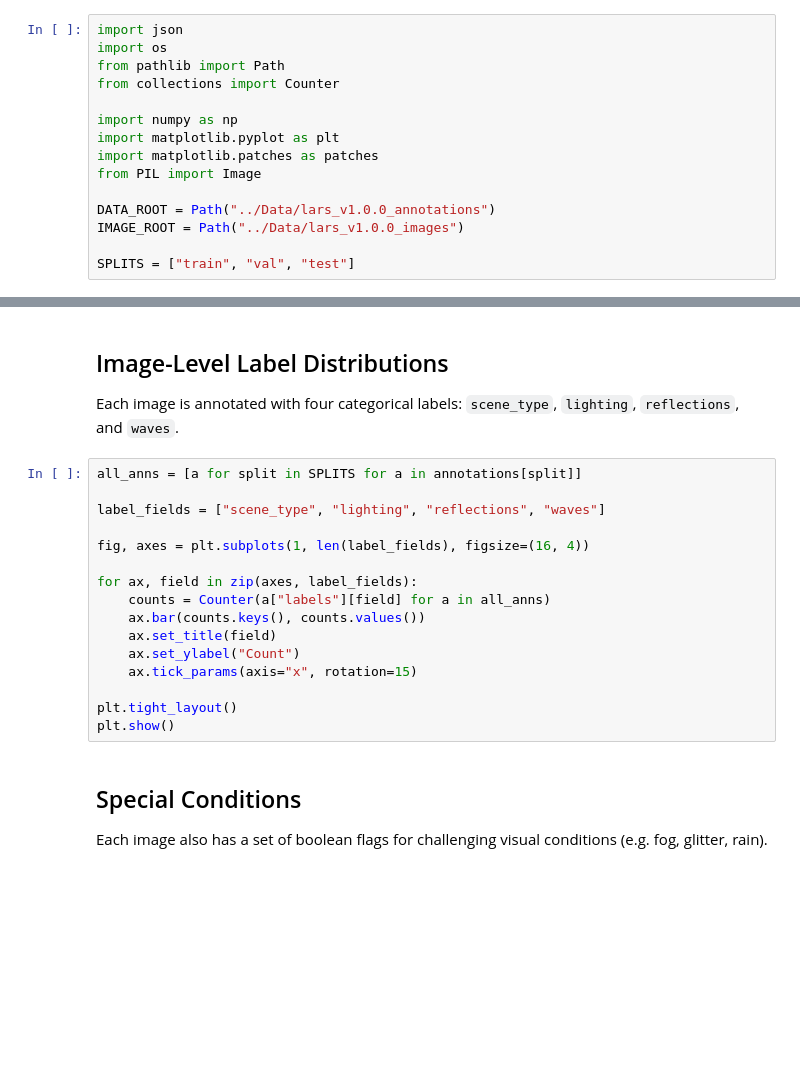
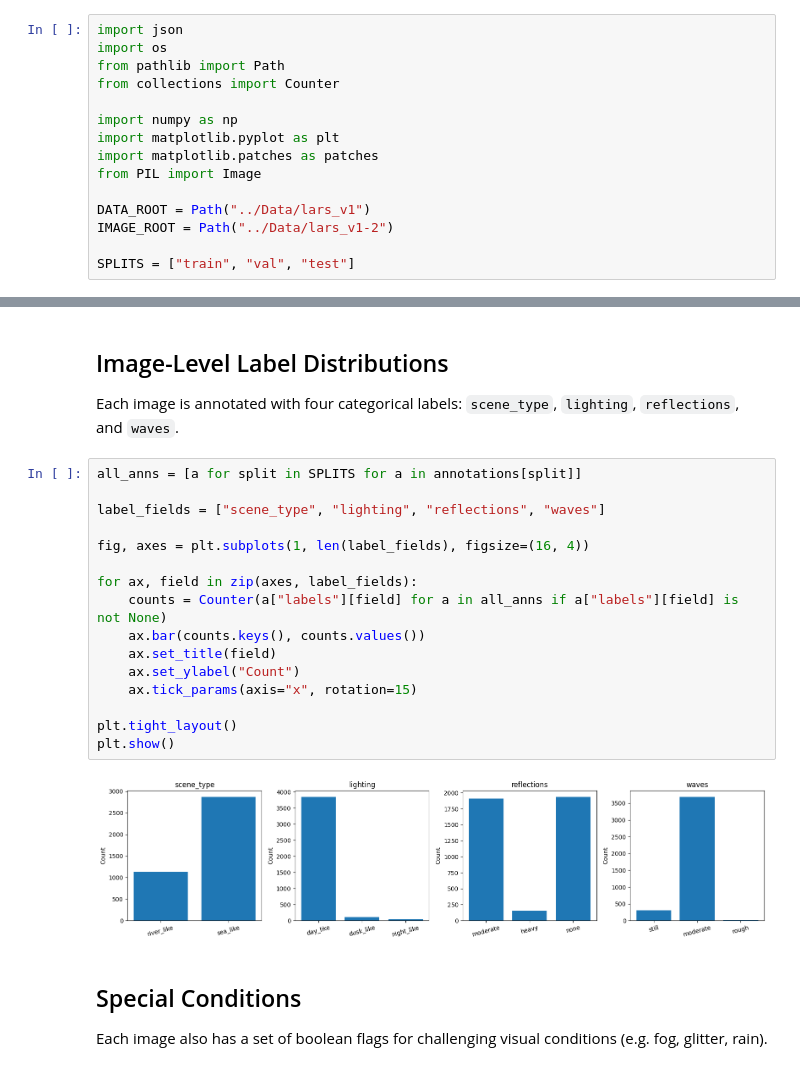
Before and after one commit to Timson1235/AP2026-Maritime-Navigation, a Jupyter notebook: 1_DatasetCharacteristics/exploratory_data_analysis.ipynb, the cells around one changed output, grey strips where cells are left out. Cells and saved outputs as stored; diff of their text form; blank space fills up the shorter version.

```diff
--- a/1_DatasetCharacteristics/exploratory_data_analysis.ipynb
+++ b/1_DatasetCharacteristics/exploratory_data_analysis.ipynb
@@ -25,8 +25,8 @@ import matplotlib.pyplot as plt
 import matplotlib.patches as patches
 from PIL import Image
 
-DATA_ROOT = Path("../Data/lars_v1.0.0_annotations")
-IMAGE_ROOT = Path("../Data/lars_v1.0.0_images")
+DATA_ROOT = Path("../Data/lars_v1")
+IMAGE_ROOT = Path("../Data/lars_v1-2")
 
 SPLITS = ["train", "val", "test"]
 # %% [markdown]
@@ -56,19 +74,21 @@ Each image is annotated with four categorical labels: `scene_type`, `lighting`,
 # %%
 all_anns = [a for split in SPLITS for a in annotations[split]]
 
 label_fields = ["scene_type", "lighting", "reflections", "waves"]
 
 fig, axes = plt.subplots(1, len(label_fields), figsize=(16, 4))
 
 for ax, field in zip(axes, label_fields):
-    counts = Counter(a["labels"][field] for a in all_anns)
+    counts = Counter(a["labels"][field] for a in all_anns if a["labels"][field] is not None)
     ax.bar(counts.keys(), counts.values())
     ax.set_title(field)
     ax.set_ylabel("Count")
     ax.tick_params(axis="x", rotation=15)
 
 plt.tight_layout()
 plt.show()
+# %% [output]
+[figure, added]
 # %% [markdown]
 ## Special Conditions
 
```
Also changed, not shown: parts of 7 cells of this notebook, 8 other files.
